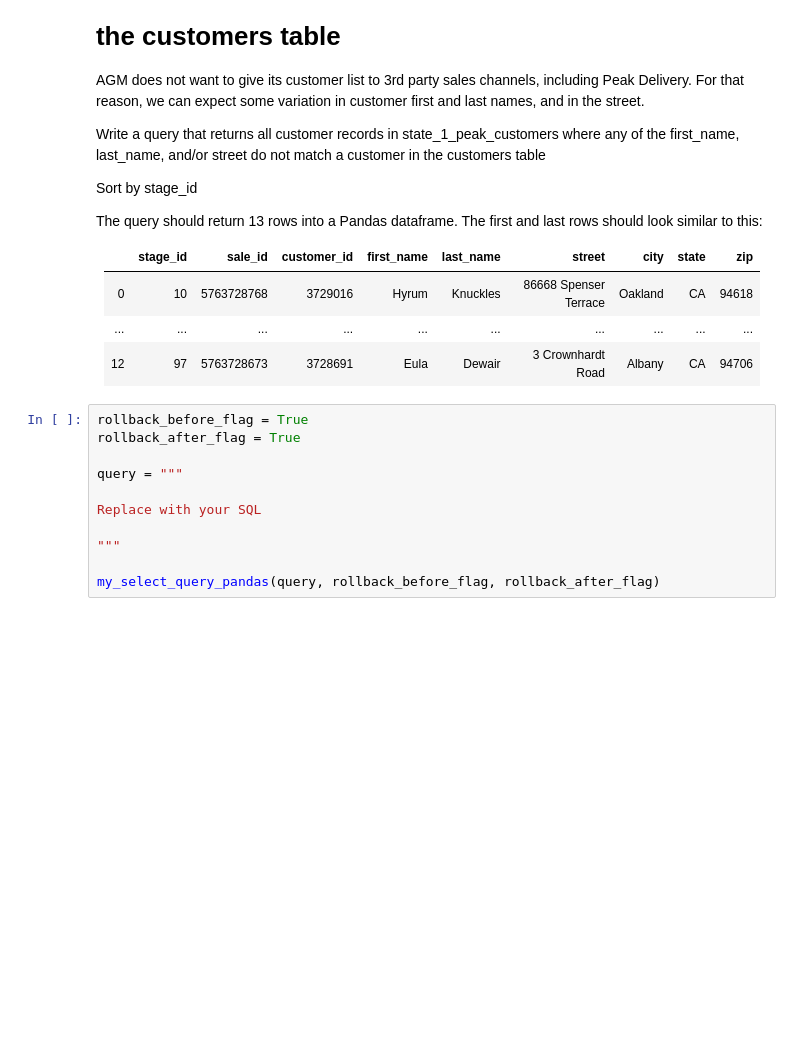
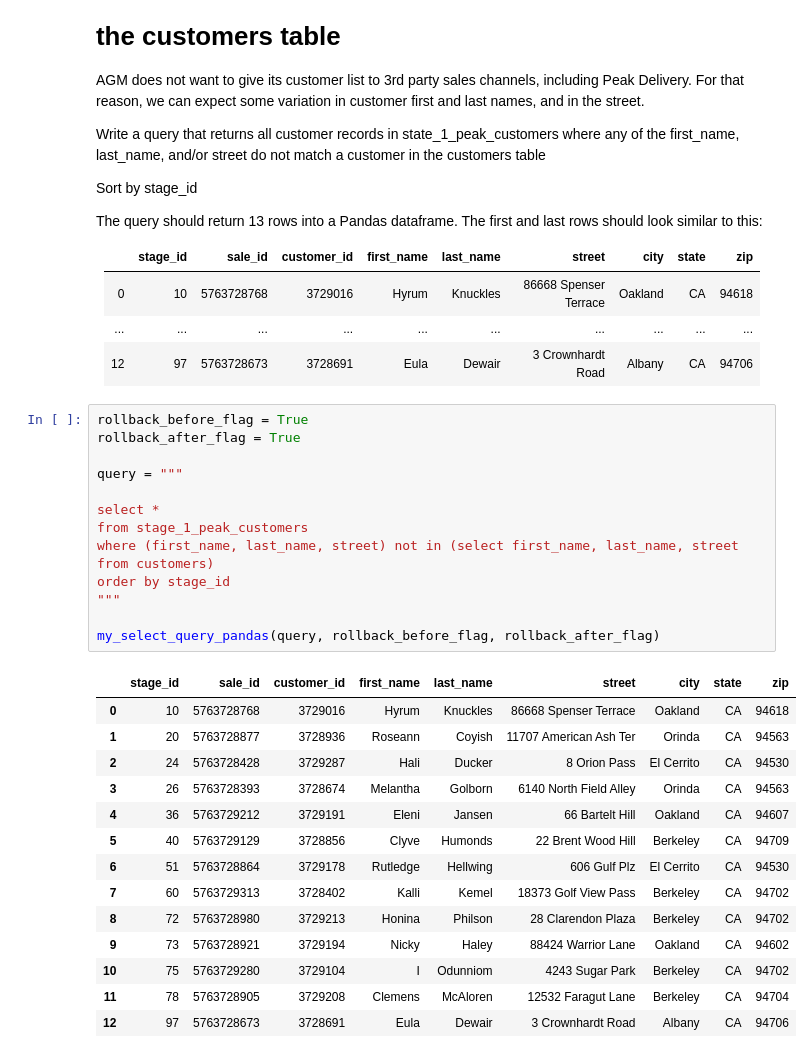
Before and after one commit to brendanfoo/sales-data, a Jupyter notebook: project_2_5.ipynb, the cells around one changed output. Saved outputs shown, nothing was run; the diff lists cells and outputs as text; blank space fills up the shorter version.

```diff
--- a/project_2_5.ipynb
+++ b/project_2_5.ipynb
@@ -110,14 +114,31 @@ The query should return 13 rows into a Pandas dataframe. The first and last rows
 # %%
 rollback_before_flag = True
 rollback_after_flag = True
 
 query = """
 
-Replace with your SQL
-
+select *
+from stage_1_peak_customers
+where (first_name, last_name, street) not in (select first_name, last_name, street from customers)
+order by stage_id
 """
 
 my_select_query_pandas(query, rollback_before_flag, rollback_after_flag)
+# %% [output]
+|  | stage_id | sale_id | customer_id | first_name | last_name | street | city | state | zip |
+| 0 | 10 | 5763728768 | 3729016 | Hyrum | Knuckles | 86668 Spenser Terrace | Oakland | CA | 94618 |
+| 1 | 20 | 5763728877 | 3728936 | Roseann | Coyish | 11707 American Ash Ter | Orinda | CA | 94563 |
+| 2 | 24 | 5763728428 | 3729287 | Hali | Ducker | 8 Orion Pass | El Cerrito | CA | 94530 |
+| 3 | 26 | 5763728393 | 3728674 | Melantha | Golborn | 6140 North Field Alley | Orinda | CA | 94563 |
+| 4 | 36 | 5763729212 | 3729191 | Eleni | Jansen | 66 Bartelt Hill | Oakland | CA | 94607 |
+| 5 | 40 | 5763729129 | 3728856 | Clyve | Humonds | 22 Brent Wood Hill | Berkeley | CA | 94709 |
+| 6 | 51 | 5763728864 | 3729178 | Rutledge | Hellwing | 606 Gulf Plz | El Cerrito | CA | 94530 |
+| 7 | 60 | 5763729313 | 3728402 | Kalli | Kemel | 18373 Golf View Pass | Berkeley | CA | 94702 |
+| 8 | 72 | 5763728980 | 3729213 | Honina | Philson | 28 Clarendon Plaza | Berkeley | CA | 94702 |
+| 9 | 73 | 5763728921 | 3729194 | Nicky | Haley | 88424 Warrior Lane | Oakland | CA | 94602 |
+| 10 | 75 | 5763729280 | 3729104 | I | Odunniom | 4243 Sugar Park | Berkeley | CA | 94702 |
+| 11 | 78 | 5763728905 | 3729208 | Clemens | McAloren | 12532 Faragut Lane | Berkeley | CA | 94704 |
+| 12 | 97 | 5763728673 | 3728691 | Eula | Dewair | 3 Crownhardt Road | Albany | CA | 94706 |
 # %% [markdown]
 # 2.5.3 Find the percentage of Peak's customer records that do not match to AGM's customers table
 
```
Also changed, not shown: parts of 2 cells of this notebook, 2 other files.
